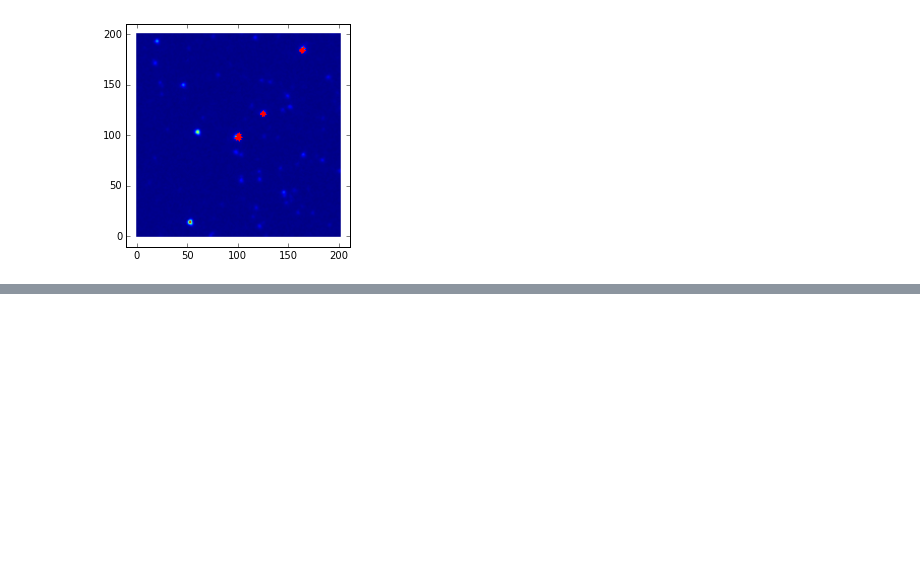
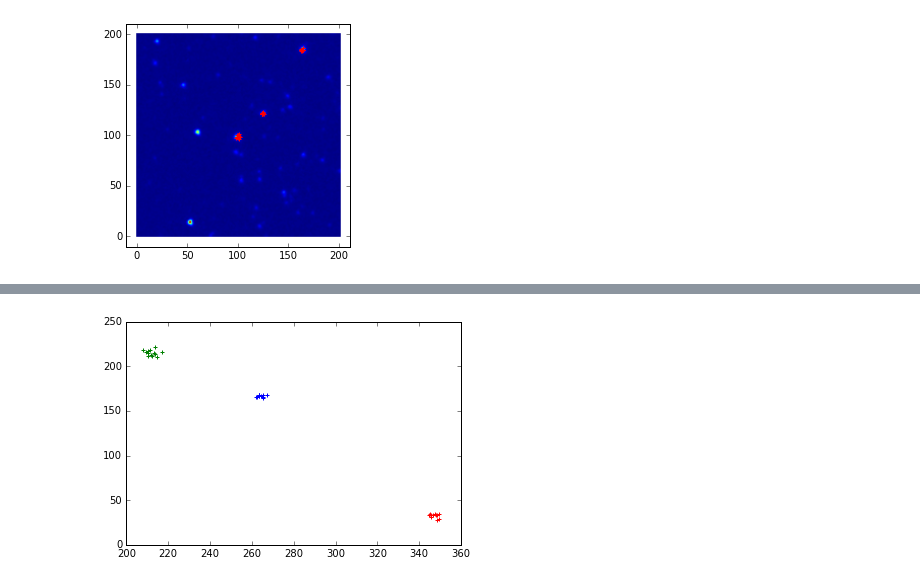
Before and after one commit to chengsoonong/crowdastro, a Jupyter notebook: notebooks/click_consensus.ipynb, the cells around one changed output, grey strips where cells are left out. Cells and saved outputs as stored; diff of their text form; code cells hidden in the pictures; blank space fills up the shorter version.

Commit message:
Finished click consensus (with bugs).

```diff
--- a/notebooks/click_consensus.ipynb
+++ b/notebooks/click_consensus.ipynb
@@ -298,0 +204,47 @@ Rejecting the null hypothesis.
+# %%
+def pg_means(points, significance=0.1, projections=12):
+    """Cluster points with the PG-means algorithm."""
+    k = 1
+
+    while True:
+        # Fit a Gaussian mixture model with k components.
+        gmm = sklearn.mixture.GMM(n_components=k)
+        gmm.fit(points)
+
+        for _ in range(projections):
+            # Project the data to one dimension.
+            projection_vector = numpy.random.random(size=(2,))
+            projected_points = points @ projection_vector
+            # Project the model to one dimension.
+            # We need the CDF in one dimension, so we'll sample some data points and project them.
+            n_samples = 1000
+            samples = gmm.sample(n_samples) @ projection_vector
+            samples.sort()
+
+            def cdf(x):
+                for sample, y in zip(samples, numpy.arange(n_samples) / n_samples):
+                    if sample >= x:
+                        break
+                return y
+
+            _, p_value = scipy.stats.kstest(projected_points, numpy.vectorize(cdf))
+            if p_value < significance:
+                # Reject the null hypothesis.
+                break
+        else:
+            # Null hypothesis was not broken.
+            return gmm
+
+        k += 1
+# %%
+clicks = numpy.concatenate(list(signature_to_clicks.values()))
+gmm = pg_means(clicks)
+c0_clicks = clicks[gmm.predict(clicks) == 0]
+c1_clicks = clicks[gmm.predict(clicks) == 1]
+c2_clicks = clicks[gmm.predict(clicks) == 2]
+matplotlib.pyplot.scatter(c0_clicks[:, 0], c0_clicks[:, 1], c='r', marker='+')
+matplotlib.pyplot.scatter(c1_clicks[:, 0], c1_clicks[:, 1], c='g', marker='+')
+matplotlib.pyplot.scatter(c2_clicks[:, 0], c2_clicks[:, 1], c='b', marker='+')
+matplotlib.pyplot.show()
+# %% [output]
+[figure, added]
```
Also changed, not shown: parts of 17 cells of this notebook.
